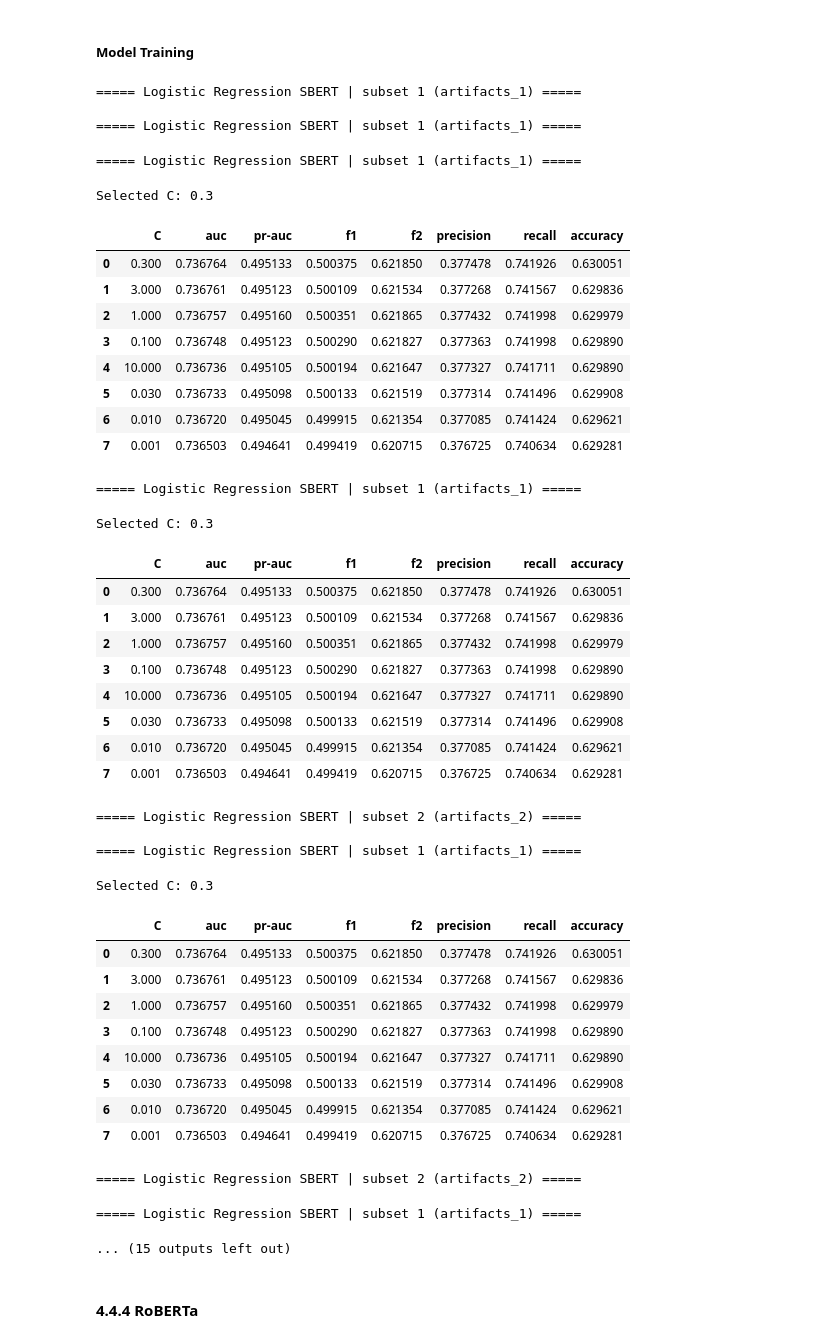
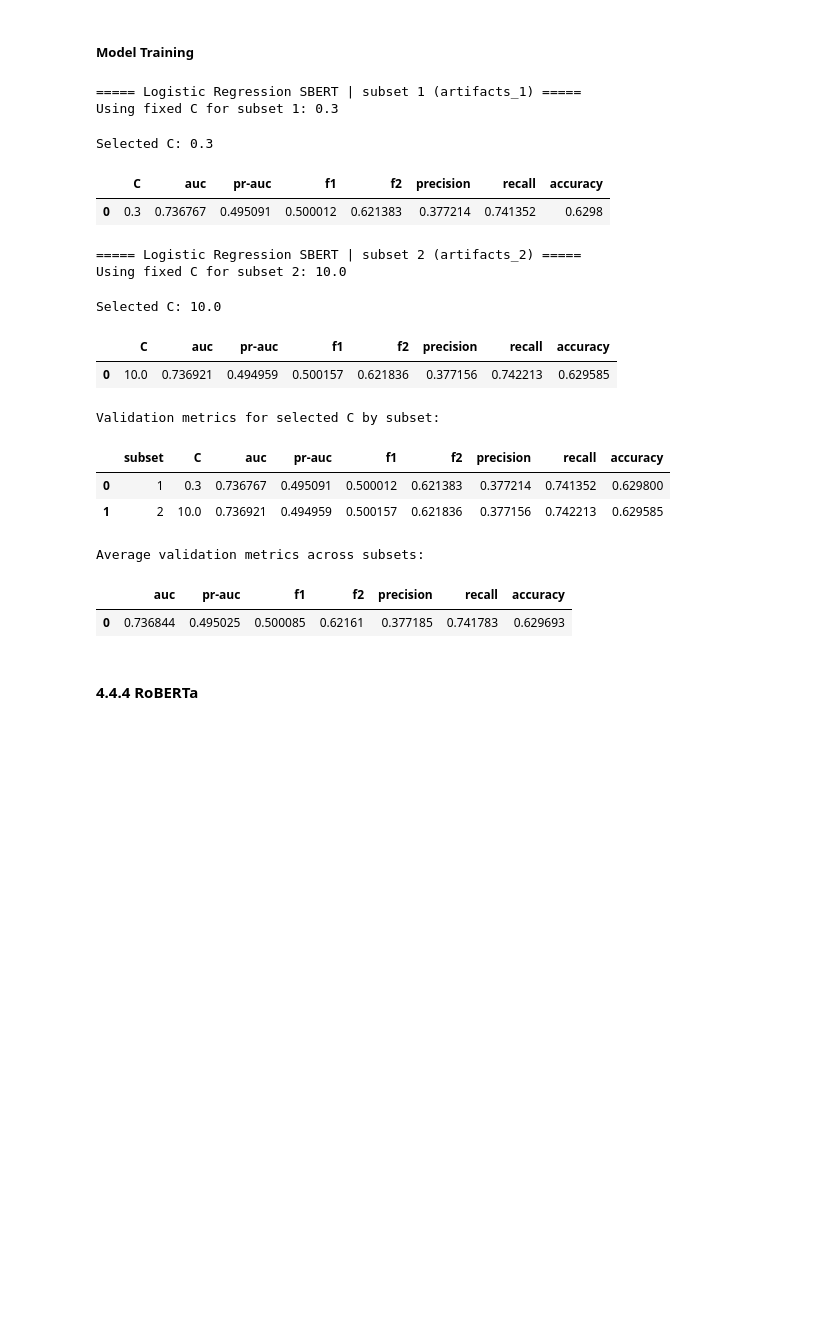
Before and after one commit to lzrcode-816/3244-Group-17-IMDB-Spoiler-Detection, a Jupyter notebook: Group17_ProjectDeSpoiler_Model.ipynb, the cells around one changed output. Saved outputs shown, nothing was run; the diff lists cells and outputs as text; code cells hidden in the pictures; blank space fills up the shorter version.

```diff
--- a/Group17_ProjectDeSpoiler_Model.ipynb
+++ b/Group17_ProjectDeSpoiler_Model.ipynb
@@ -766,7 +755,7 @@ def run_transformer_logreg_hypertuning(
             StandardScaler(),
             LogisticRegression(
                 C=float(c_value),
-                solver="lbfgs",
+                solver="saga",
                 max_iter=LR_MAX_ITER,
                 random_state=RANDOM_STATE,
                 class_weight=CLASS_WEIGHT,
@@ -838,8 +827,11 @@ for subset_name, artifact_name in SUBSET_TO_ARTIFACT.items():
         )
 
     # SBERT hyperparameter search on the validation split.
-    if USE_FIXED_BEST_PARAMS and LR_SBERT_FIXED_C is not None:
-        candidate_cs = [float(LR_SBERT_FIXED_C)]
+    artifact_idx = int(subset_name) - 1
+    fixed_c = LR_SBERT_FIXED_C[artifact_idx] if artifact_idx < len(LR_SBERT_FIXED_C) else None
+
+    if USE_FIXED_BEST_PARAMS and fixed_c is not None:
+        candidate_cs = [float(fixed_c)]
         print(f"Using fixed C for subset {subset_name}: {candidate_cs[0]}")
     else:
         candidate_cs = SBERT_LR_C_GRID
@@ -872,74 +864,50 @@ for subset_name, artifact_name in SUBSET_TO_ARTIFACT.items():
         StandardScaler(),
         LogisticRegression(
             C=best_c_sbert,
-            solver="lbfgs",
+            solver="saga",
             max_iter=LR_MAX_ITER,
             random_state=RANDOM_STATE,
             class_weight=CLASS_WEIGHT,
         ),
     )
     final_model_sbert.fit(X_sbert_train_full, y_sbert_train_full)
     logreg_sbert_models[subset_name] = final_model_sbert
 
 sbert_validation_metrics_df = pd.DataFrame(sbert_validation_rows)
 print("Validation metrics for selected C by subset:")
 display(
     sbert_validation_metrics_df[["subset", "C"] + metric_cols]
     .rename(columns={"average_precision": "pr-auc"})
     .round(6)
 )
 
 validation_details_sbert = sbert_validation_metrics_df.copy()
 validation_summary_sbert = sbert_validation_metrics_df[metric_cols].mean().to_frame().T
 print("Average validation metrics across subsets:")
 display(
     validation_summary_sbert.rename(columns={"average_precision": "pr-auc"}).round(6)
 )
 
 logreg_sbert_best_c = logreg_sbert_best_c_by_subset["1"]
 logreg_sbert_model = logreg_sbert_models["1"]
 # %% [output]
 ===== Logistic Regression SBERT | subset 1 (artifacts_1) =====
-
-===== Logistic Regression SBERT | subset 1 (artifacts_1) =====
+Using fixed C for subset 1: 0.3
-===== Logistic Regression SBERT | subset 1 (artifacts_1) =====
+Selected C: 0.3
+|  | C | auc | pr-auc | f1 | f2 | precision | recall | accuracy |
+| 0 | 0.3 | 0.736767 | 0.495091 | 0.500012 | 0.621383 | 0.377214 | 0.741352 | 0.6298 |
-Selected C: 0.3
+===== Logistic Regression SBERT | subset 2 (artifacts_2) =====
+Using fixed C for subset 2: 10.0
-|  | C | auc | pr-auc | f1 | f2 | precision | recall | accuracy |
-| 0 | 0.300 | 0.736764 | 0.495133 | 0.500375 | 0.621850 | 0.377478 | 0.741926 | 0.630051 |
-| 1 | 3.000 | 0.736761 | 0.495123 | 0.500109 | 0.621534 | 0.377268 | 0.741567 | 0.629836 |
-| 2 | 1.000 | 0.736757 | 0.495160 | 0.500351 | 0.621865 | 0.377432 | 0.741998 | 0.629979 |
-| 3 | 0.100 | 0.736748 | 0.495123 | 0.500290 | 0.621827 | 0.377363 | 0.741998 | 0.629890 |
-| 4 | 10.000 | 0.736736 | 0.495105 | 0.500194 | 0.621647 | 0.377327 | 0.741711 | 0.629890 |
-| 5 | 0.030 | 0.736733 | 0.495098 | 0.500133 | 0.621519 | 0.377314 | 0.741496 | 0.629908 |
-| 6 | 0.010 | 0.736720 | 0.495045 | 0.499915 | 0.621354 | 0.377085 | 0.741424 | 0.629621 |
-| 7 | 0.001 | 0.736503 | 0.494641 | 0.499419 | 0.620715 | 0.376725 | 0.740634 | 0.629281 |
-===== Logistic Regression SBERT | subset 1 (artifacts_1) =====
+Selected C: 10.0
+|  | C | auc | pr-auc | f1 | f2 | precision | recall | accuracy |
+| 0 | 10.0 | 0.736921 | 0.494959 | 0.500157 | 0.621836 | 0.377156 | 0.742213 | 0.629585 |
-Selected C: 0.3
+Validation metrics for selected C by subset:
-|  | C | auc | pr-auc | f1 | f2 | precision | recall | accuracy |
-| 0 | 0.300 | 0.736764 | 0.495133 | 0.500375 | 0.621850 | 0.377478 | 0.741926 | 0.630051 |
-| 1 | 3.000 | 0.736761 | 0.495123 | 0.500109 | 0.621534 | 0.377268 | 0.741567 | 0.629836 |
-| 2 | 1.000 | 0.736757 | 0.495160 | 0.500351 | 0.621865 | 0.377432 | 0.741998 | 0.629979 |
-| 3 | 0.100 | 0.736748 | 0.495123 | 0.500290 | 0.621827 | 0.377363 | 0.741998 | 0.629890 |
-| 4 | 10.000 | 0.736736 | 0.495105 | 0.500194 | 0.621647 | 0.377327 | 0.741711 | 0.629890 |
-| 5 | 0.030 | 0.736733 | 0.495098 | 0.500133 | 0.621519 | 0.377314 | 0.741496 | 0.629908 |
-| 6 | 0.010 | 0.736720 | 0.495045 | 0.499915 | 0.621354 | 0.377085 | 0.741424 | 0.629621 |
-| 7 | 0.001 | 0.736503 | 0.494641 | 0.499419 | 0.620715 | 0.376725 | 0.740634 | 0.629281 |
+|  | subset | C | auc | pr-auc | f1 | f2 | precision | recall | accuracy |
+| 0 | 1 | 0.3 | 0.736767 | 0.495091 | 0.500012 | 0.621383 | 0.377214 | 0.741352 | 0.629800 |
+| 1 | 2 | 10.0 | 0.736921 | 0.494959 | 0.500157 | 0.621836 | 0.377156 | 0.742213 | 0.629585 |
-===== Logistic Regression SBERT | subset 2 (artifacts_2) =====
-
-===== Logistic Regression SBERT | subset 1 (artifacts_1) =====
+Average validation metrics across subsets:
-Selected C: 0.3
-|  | C | auc | pr-auc | f1 | f2 | precision | recall | accuracy |
-| 0 | 0.300 | 0.736764 | 0.495133 | 0.500375 | 0.621850 | 0.377478 | 0.741926 | 0.630051 |
-| 1 | 3.000 | 0.736761 | 0.495123 | 0.500109 | 0.621534 | 0.377268 | 0.741567 | 0.629836 |
-| 2 | 1.000 | 0.736757 | 0.495160 | 0.500351 | 0.621865 | 0.377432 | 0.741998 | 0.629979 |
-| 3 | 0.100 | 0.736748 | 0.495123 | 0.500290 | 0.621827 | 0.377363 | 0.741998 | 0.629890 |
-| 4 | 10.000 | 0.736736 | 0.495105 | 0.500194 | 0.621647 | 0.377327 | 0.741711 | 0.629890 |
-| 5 | 0.030 | 0.736733 | 0.495098 | 0.500133 | 0.621519 | 0.377314 | 0.741496 | 0.629908 |
-| 6 | 0.010 | 0.736720 | 0.495045 | 0.499915 | 0.621354 | 0.377085 | 0.741424 | 0.629621 |
-| 7 | 0.001 | 0.736503 | 0.494641 | 0.499419 | 0.620715 | 0.376725 | 0.740634 | 0.629281 |
-===== Logistic Regression SBERT | subset 2 (artifacts_2) =====
-===== Logistic Regression SBERT | subset 1 (artifacts_1) =====
-... (15 outputs left out)
+|  | auc | pr-auc | f1 | f2 | precision | recall | accuracy |
+| 0 | 0.736844 | 0.495025 | 0.500085 | 0.62161 | 0.377185 | 0.741783 | 0.629693 |
 # %% [markdown]
 #### 4.4.4 RoBERTa
 # %%
```
Also changed, not shown: parts of 33 cells of this notebook.
